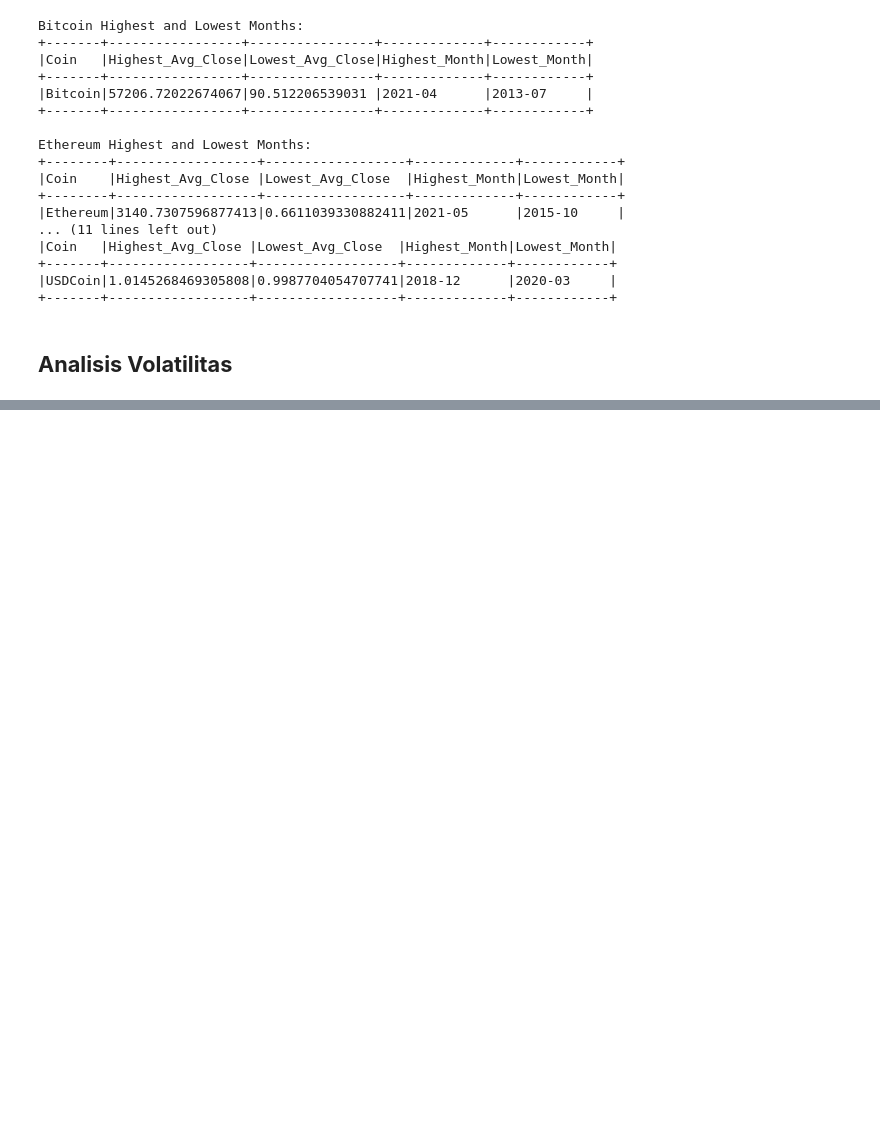
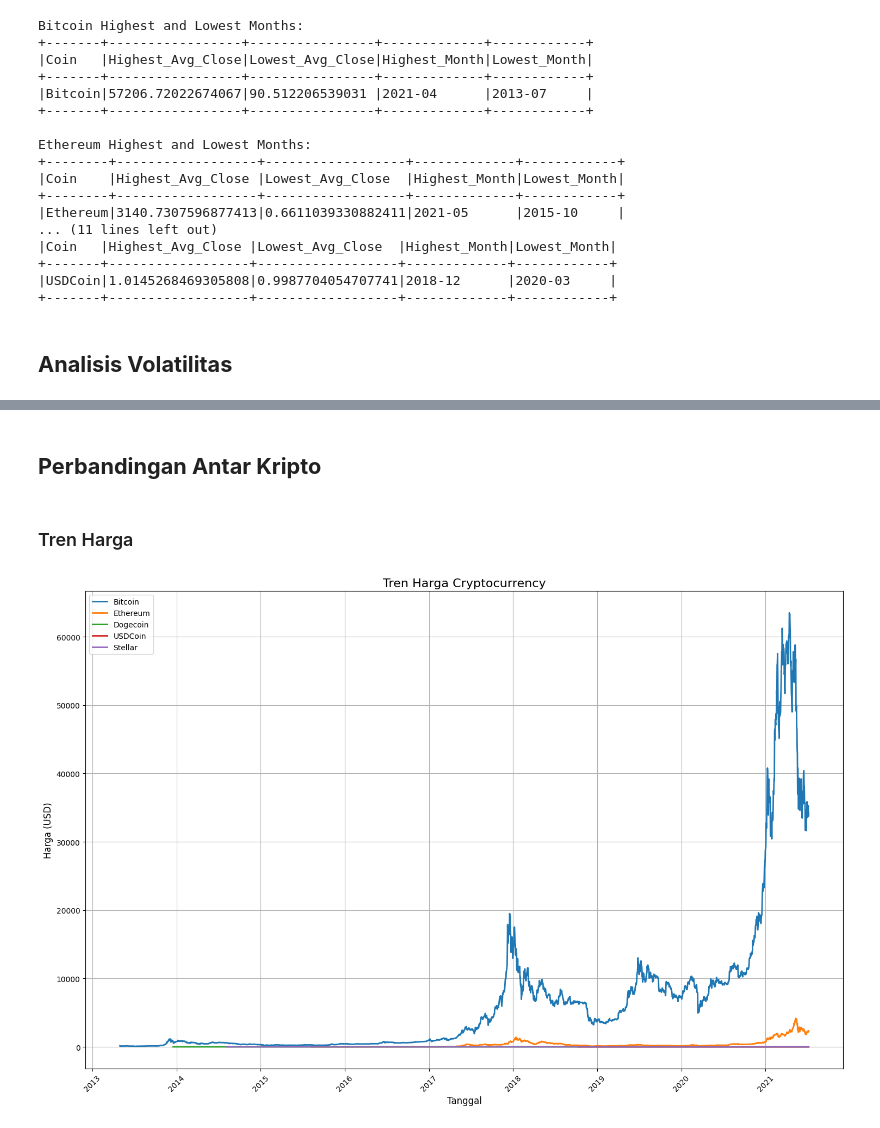
Before and after one commit to KenetHilang/BigData_ApacheSpark, a Jupyter notebook: Spark_BigData.ipynb, the cells around one changed output, grey strips where cells are left out. Saved outputs shown, nothing was run; the diff lists cells and outputs as text; code cells hidden in the pictures; blank space fills up the shorter version.

```diff
--- a/Spark_BigData.ipynb
+++ b/Spark_BigData.ipynb
@@ -350,0 +594,56 @@ only showing top 5 rows
+# %% [markdown]
+## **Perbandingan Antar Kripto**
+# %% [markdown]
+### Tren Harga
+# %%
+# Define trend queries for each cryptocurrency
+trend_queries = {
+    'Bitcoin': """
+    SELECT Date, Close as Price
+    FROM BTC
+    ORDER BY Date
+    """,
+    'Ethereum': """
+    SELECT Date, Close as Price
+    FROM ETH
+    ORDER BY Date
+    """,
+    'Dogecoin': """
+    SELECT Date, Close as Price
+    FROM DOGE
+    ORDER BY Date
+    """,
+    'USDCoin': """
+    SELECT Date, Close as Price
+    FROM USD
+    ORDER BY Date
+    """,
+    'Stellar': """
+    SELECT Date, Close as Price
+    FROM Stellar
+    ORDER BY Date
+    """
+}
+
+# Create figure for all price trends
+plt.figure(figsize=(15, 10))
+
+# Plot each cryptocurrency's price trend
+for coin, query in trend_queries.items():
+    # Get data from Spark DataFrame and convert to pandas
+    df = spark.sql(query).toPandas()
+    df['Date'] = pd.to_datetime(df['Date'])
+
+    # Plot the trend
+    plt.plot(df['Date'], df['Price'], label=coin, linewidth=2)
+
+plt.title('Tren Harga Cryptocurrency', fontsize=16)
+plt.xlabel('Tanggal', fontsize=12)
+plt.ylabel('Harga (USD)', fontsize=12)
+plt.legend(fontsize=10)
+plt.grid(True)
+plt.xticks(rotation=45)
+plt.tight_layout()
+plt.show()
+# %% [output]
+[figure, added]
```
Also changed, not shown: parts of 11 cells of this notebook, 1 other file.
